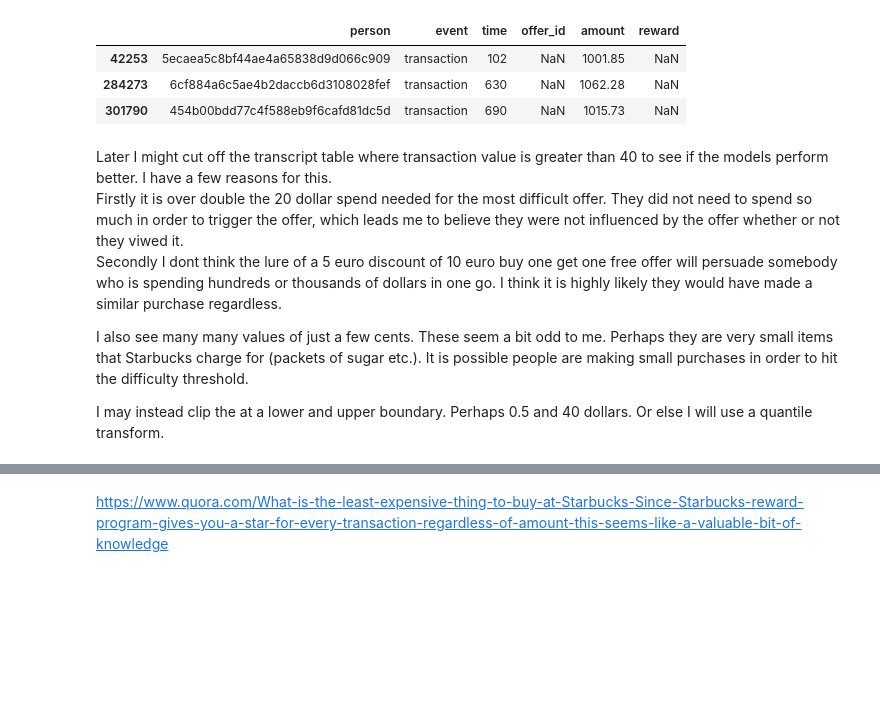
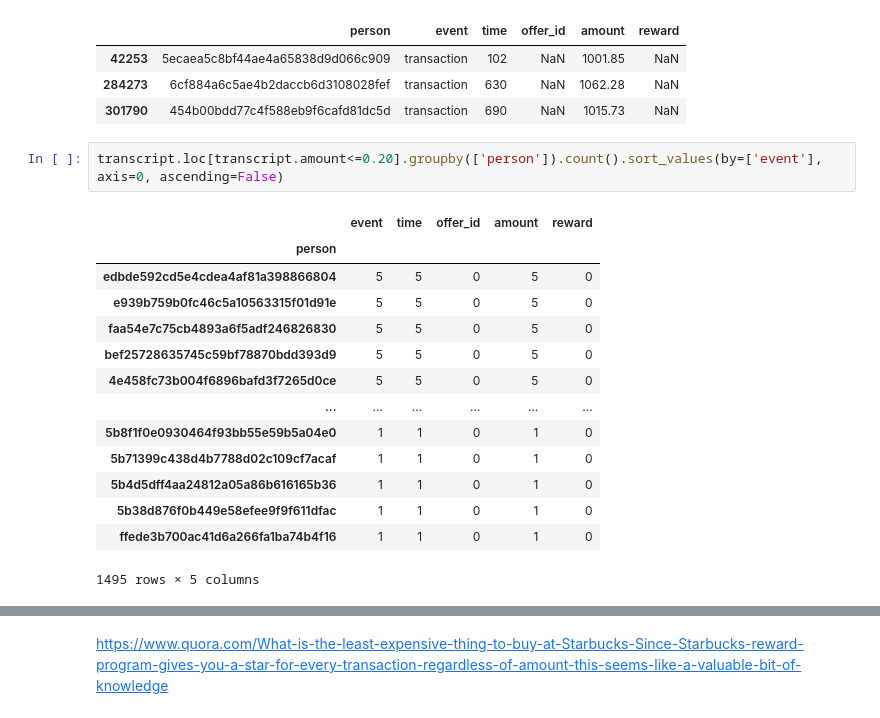
Before and after one commit to benjaminr4/starbucks_project, a Jupyter notebook: Dataset_Exploration.ipynb, the cells around one changed output, grey strips where cells are left out. Cells and saved outputs as stored; diff of their text form; blank space fills up the shorter version.

```diff
--- a/Dataset_Exploration.ipynb
+++ b/Dataset_Exploration.ipynb
@@ -1042,13 +1062,20 @@ transcript.loc[transcript.amount >1000 ]
 | 42253 | 5ecaea5c8bf44ae4a65838d9d066c909 | transaction | 102 | NaN | 1001.85 | NaN |
 | 284273 | 6cf884a6c5ae4b2daccb6d3108028fef | transaction | 630 | NaN | 1062.28 | NaN |
 | 301790 | 454b00bdd77c4f588eb9f6cafd81dc5d | transaction | 690 | NaN | 1015.73 | NaN |
-# %% [markdown]
-
-
-Later I might cut off the transcript table where transaction value is greater than 40 to see if the models perform better. I have a few reasons for this.
-Firstly it is over double the 20 dollar spend needed for the most difficult offer. They did not need to spend so much in order to trigger the offer, which leads me to believe they were not influenced by the offer whether or not they viwed it.
-Secondly I dont think the lure of a 5 euro discount of 10 euro buy one get one free offer will persuade somebody who is spending hundreds or thousands of dollars in one go. I think it is highly likely they would have made a similar purchase regardless.
-
-I also see many many values of just a few cents. These seem a bit odd to me. Perhaps they are very small items that Starbucks charge for (packets of sugar etc.). It is possible people are making small purchases in order to hit the difficulty threshold.
-
-I may instead clip the at a lower and upper boundary. Perhaps 0.5 and 40 dollars. Or else I will use a quantile transform.
+# %%
+transcript.loc[transcript.amount<=0.20].groupby(['person']).count().sort_values(by=['event'], axis=0, ascending=False)
+# %% [output]
+|  | event | time | offer_id | amount | reward |
+| person |  |  |  |  |  |
+| edbde592cd5e4cdea4af81a398866804 | 5 | 5 | 0 | 5 | 0 |
+| e939b759b0fc46c5a10563315f01d91e | 5 | 5 | 0 | 5 | 0 |
+| faa54e7c75cb4893a6f5adf246826830 | 5 | 5 | 0 | 5 | 0 |
+| bef25728635745c59bf78870bdd393d9 | 5 | 5 | 0 | 5 | 0 |
+| 4e458fc73b004f6896bafd3f7265d0ce | 5 | 5 | 0 | 5 | 0 |
+| ... | ... | ... | ... | ... | ... |
+| 5b8f1f0e0930464f93bb55e59b5a04e0 | 1 | 1 | 0 | 1 | 0 |
+| 5b71399c438d4b7788d02c109cf7acaf | 1 | 1 | 0 | 1 | 0 |
+| 5b4d5dff4aa24812a05a86b616165b36 | 1 | 1 | 0 | 1 | 0 |
+| 5b38d876f0b449e58efee9f9f611dfac | 1 | 1 | 0 | 1 | 0 |
+| ffede3b700ac41d6a266fa1ba74b4f16 | 1 | 1 | 0 | 1 | 0 |
+1495 rows × 5 columns
```
Also changed, not shown: parts of 35 cells of this notebook, 6 other files.
